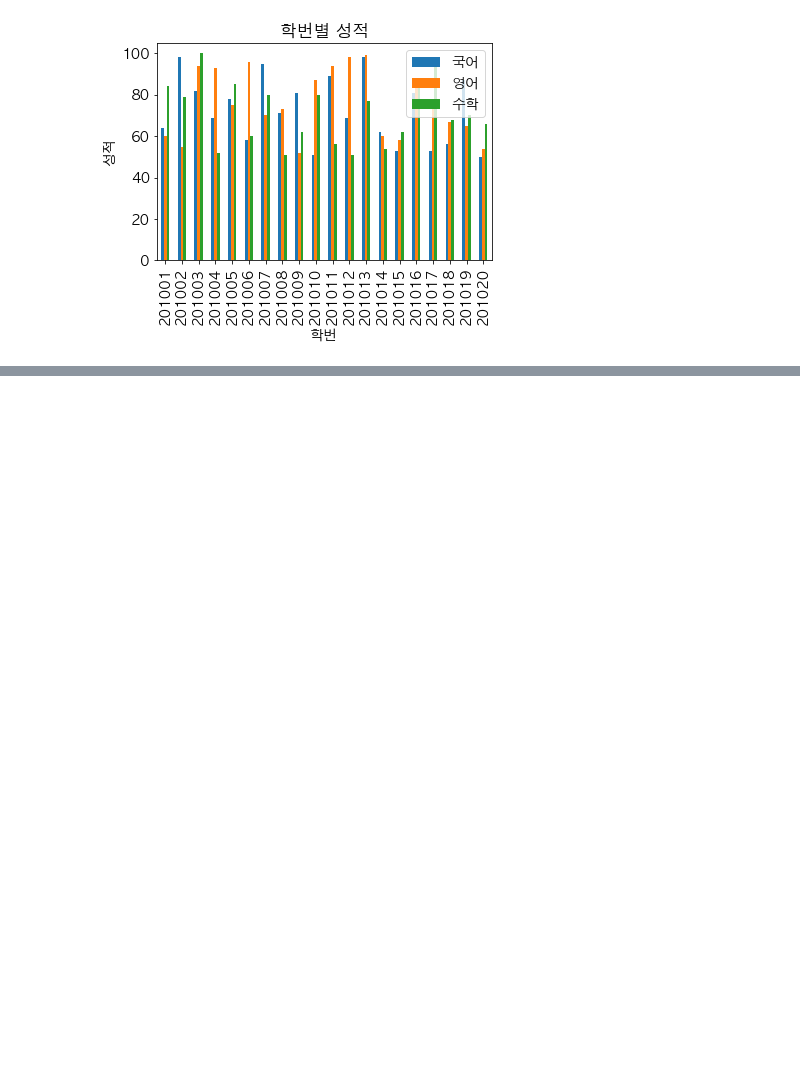
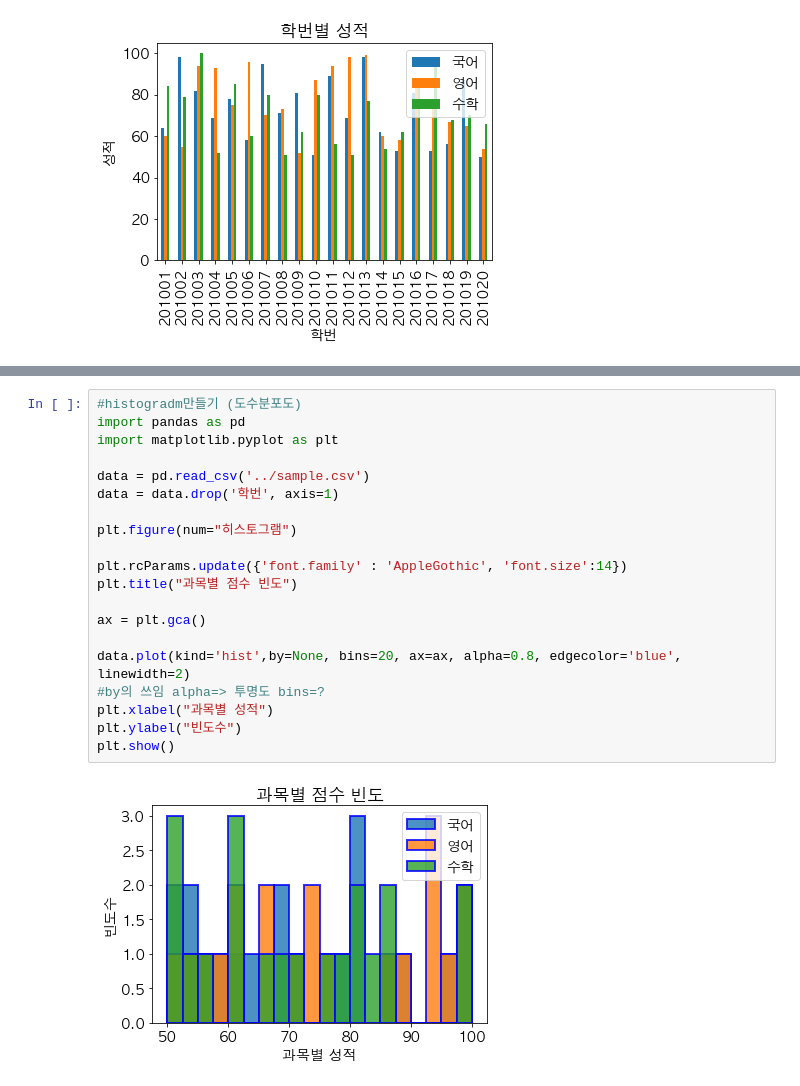
Before and after one commit to War-Oxi/Oxi, a Jupyter notebook: Python_Code/University_real/DataScience/Graph/datafig.ipynb, the cells around one changed output, grey strips where cells are left out. Saved outputs shown, nothing was run; the diff lists cells and outputs as text; blank space fills up the shorter version.

```diff
--- a/Python_Code/University_real/DataScience/Graph/datafig.ipynb
+++ b/Python_Code/University_real/DataScience/Graph/datafig.ipynb
@@ -83,0 +141,22 @@ plt.show()
+# %%
+#histogradm만들기 (도수분포도)
+import pandas as pd
+import matplotlib.pyplot as plt
+
+data = pd.read_csv('../sample.csv')
+data = data.drop('학번', axis=1)
+
+plt.figure(num="히스토그램")
+
+plt.rcParams.update({'font.family' : 'AppleGothic', 'font.size':14})
+plt.title("과목별 점수 빈도")
+
+ax = plt.gca()
+
+data.plot(kind='hist',by=None, bins=20, ax=ax, alpha=0.8, edgecolor='blue', linewidth=2)
+#by의 쓰임 alpha=> 투명도 bins=?
+plt.xlabel("과목별 성적")
+plt.ylabel("빈도수")
+plt.show()
+# %% [output]
+[figure, added]
```
Also changed, not shown: parts of 5 cells of this notebook, 4 other files.
